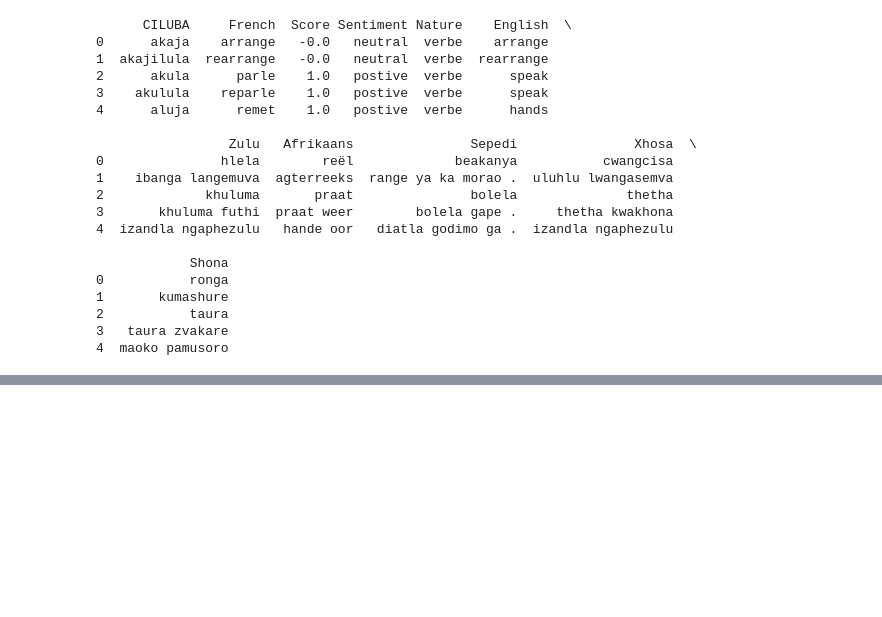
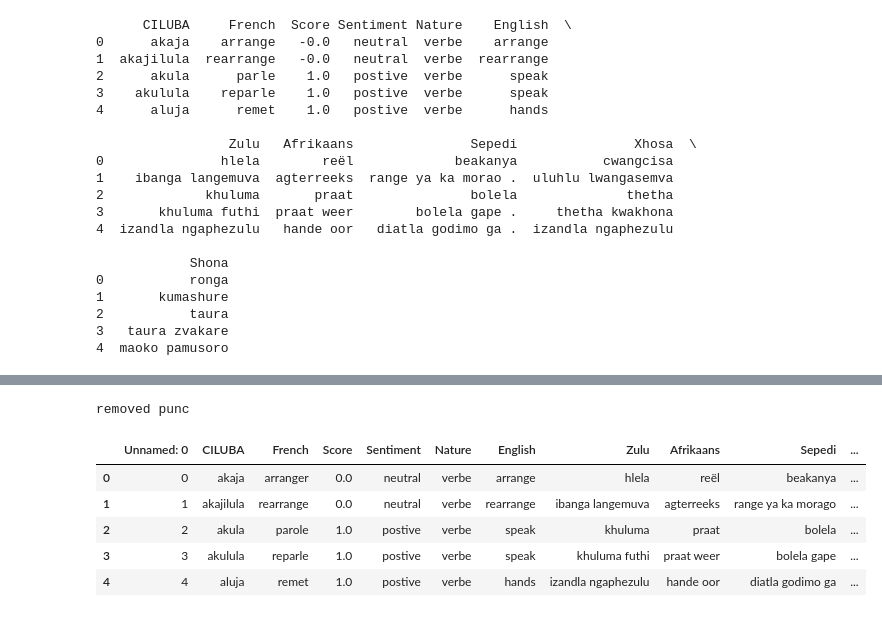
Before and after one commit to Its-JustSbu/Assignment_3_Code, a Jupyter notebook: assignment3code.ipynb, the cells around one changed output, grey strips where cells are left out. Cells and saved outputs as stored; diff of their text form; code cells hidden in the pictures; blank space fills up the shorter version.

```diff
--- a/assignment3code.ipynb
+++ b/assignment3code.ipynb
@@ -782,0 +948,34 @@ df_lexicon_clean.to_excel('./lexicon_dataset/expanded_lexicon_cleaned.xlsx')
+# %%
+import string
+from copy import deepcopy
+
+#copy of spell checked dataset
+df_clean_punc = deepcopy(df_spell)
+
+def remove_punc(text):
+    if not isinstance(text, str):
+        return text
+    #replace punc with empty
+    return text.translate(str.maketrans('', '', string.punctuation))
+
+lang_col = [
+    "CILUBA", "French", "English", "Zulu",
+    "Afrikaans", "Sepedi", "Xhosa", "Shona"
+]
+
+for col in lang_col:
+    if col in df_clean_punc.columns:
+        df_clean_punc[col] = df_clean_punc[col].astype(str).apply(remove_punc)
+        #remove double space and strip it
+        df_clean_punc[col] = df_clean_punc[col].str.replace(r"\s+", " ", regex=True).str.strip()
+
+print("removed punc")
+df_clean_punc.head()
+# %% [output]
+removed punc
+|  | Unnamed: 0 | CILUBA | French | Score | Sentiment | Nature | English | Zulu | Afrikaans | Sepedi | ... |
+| 0 | 0 | akaja | arranger | 0.0 | neutral | verbe | arrange | hlela | reël | beakanya | ... |
+| 1 | 1 | akajilula | rearrange | 0.0 | neutral | verbe | rearrange | ibanga langemuva | agterreeks | range ya ka morago | ... |
+| 2 | 2 | akula | parole | 1.0 | postive | verbe | speak | khuluma | praat | bolela | ... |
+| 3 | 3 | akulula | reparle | 1.0 | postive | verbe | speak | khuluma futhi | praat weer | bolela gape | ... |
+| 4 | 4 | aluja | remet | 1.0 | postive | verbe | hands | izandla ngaphezulu | hande oor | diatla godimo ga | ... |
```
Also changed, not shown: parts of 5 cells of this notebook, 1 other file.
